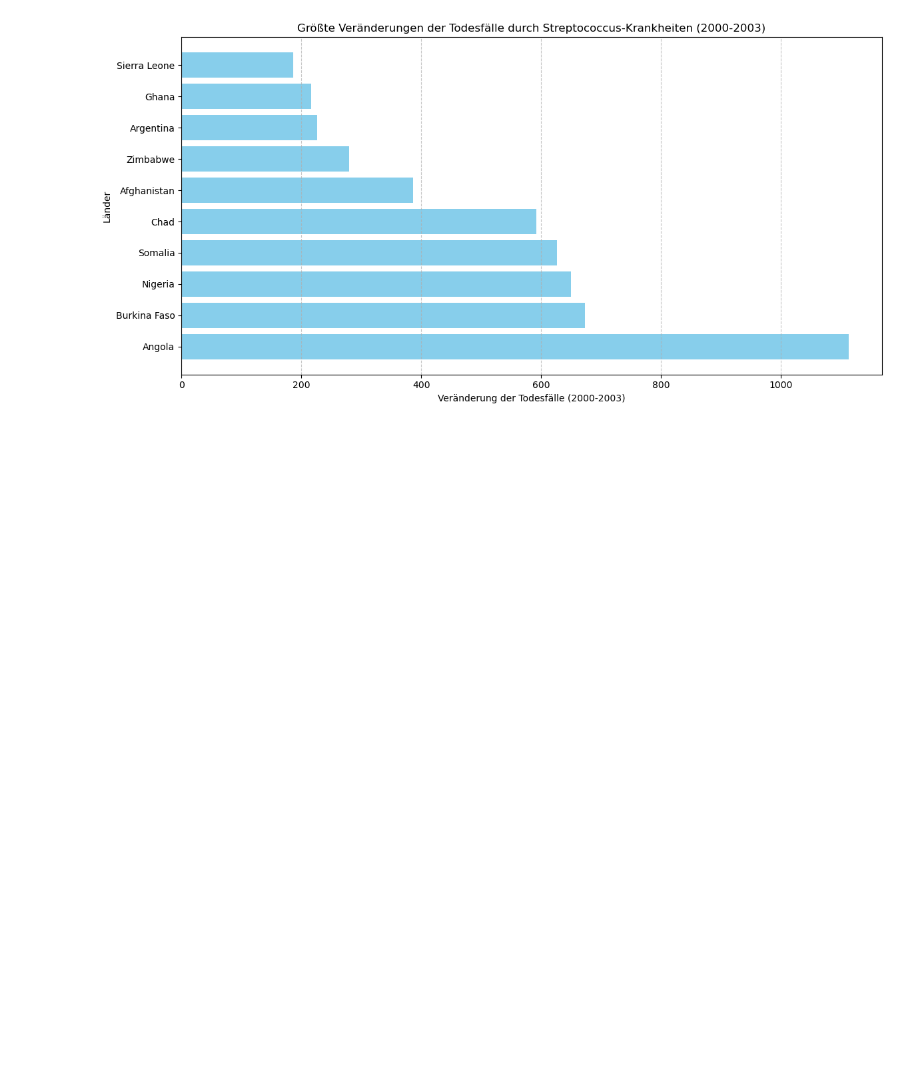
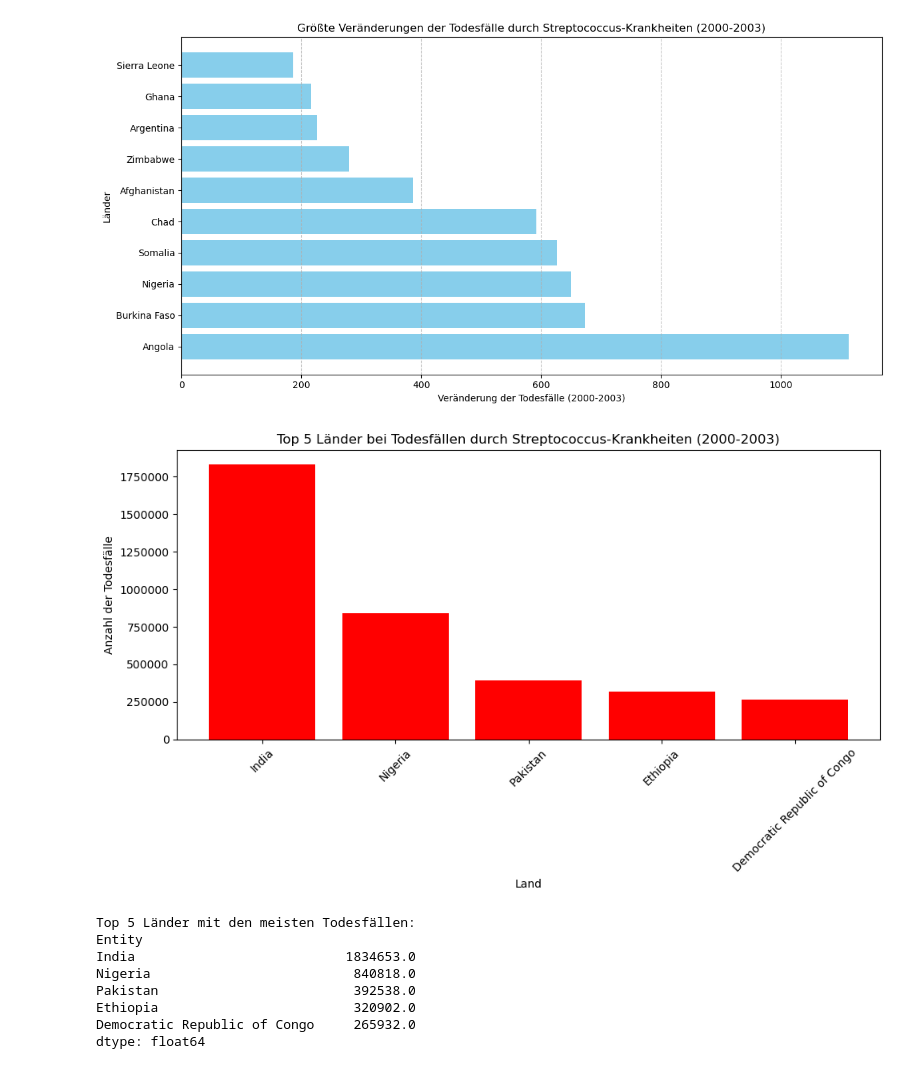
Before and after one commit to ayl-in/Aylin-und-Genta, a Jupyter notebook: Phython_LN_aylin_genta.ipynb, the cells around one changed output. Saved outputs shown, nothing was run; the diff lists cells and outputs as text; code cells hidden in the pictures; blank space fills up the shorter version.

```diff
--- a/Phython_LN_aylin_genta.ipynb
+++ b/Phython_LN_aylin_genta.ipynb
@@ -353,0 +464,39 @@ ddd
+# %%
+import pandas as pd
+import matplotlib.pyplot as plt
+
+df_filtered = df_orig[df_orig["Entity"] != "World"]
+
+df_pivot = df_filtered.pivot_table(
+   index='Entity',
+   columns='Year',
+   values=["Streptococcus non-pneumonia-non-meningitis deaths (aged under-5)",
+       "Streptococcus meningitis deaths (aged under-5)",
+       "Streptococcus pneumonia deaths (aged under-5)"])
+
+df_sum = df_pivot.sum(axis=1)
+
+num_extremes = 5
+most_deaths = df_sum.nlargest(num_extremes)
+
+plt.figure(figsize=(10, 6))
+plt.bar(most_deaths.index, most_deaths.values, color='red')
+plt.title("Top 5 Länder bei Todesfällen durch Streptococcus-Krankheiten (2000-2003)")
+plt.ylabel("Anzahl der Todesfälle")
+plt.xlabel("Land")
+plt.xticks(rotation=45)
+plt.ticklabel_format(style='plain', axis='y')
+plt.tight_layout()
+plt.show()
+print("Top 5 Länder mit den meisten Todesfällen:")
+print(most_deaths)
+# %% [output]
+[figure, added]
+Top 5 Länder mit den meisten Todesfällen:
+Entity
+India                           1834653.0
+Nigeria                          840818.0
+Pakistan                         392538.0
+Ethiopia                         320902.0
+Democratic Republic of Congo     265932.0
+dtype: float64
```
Also changed, not shown: parts of 6 cells of this notebook.
